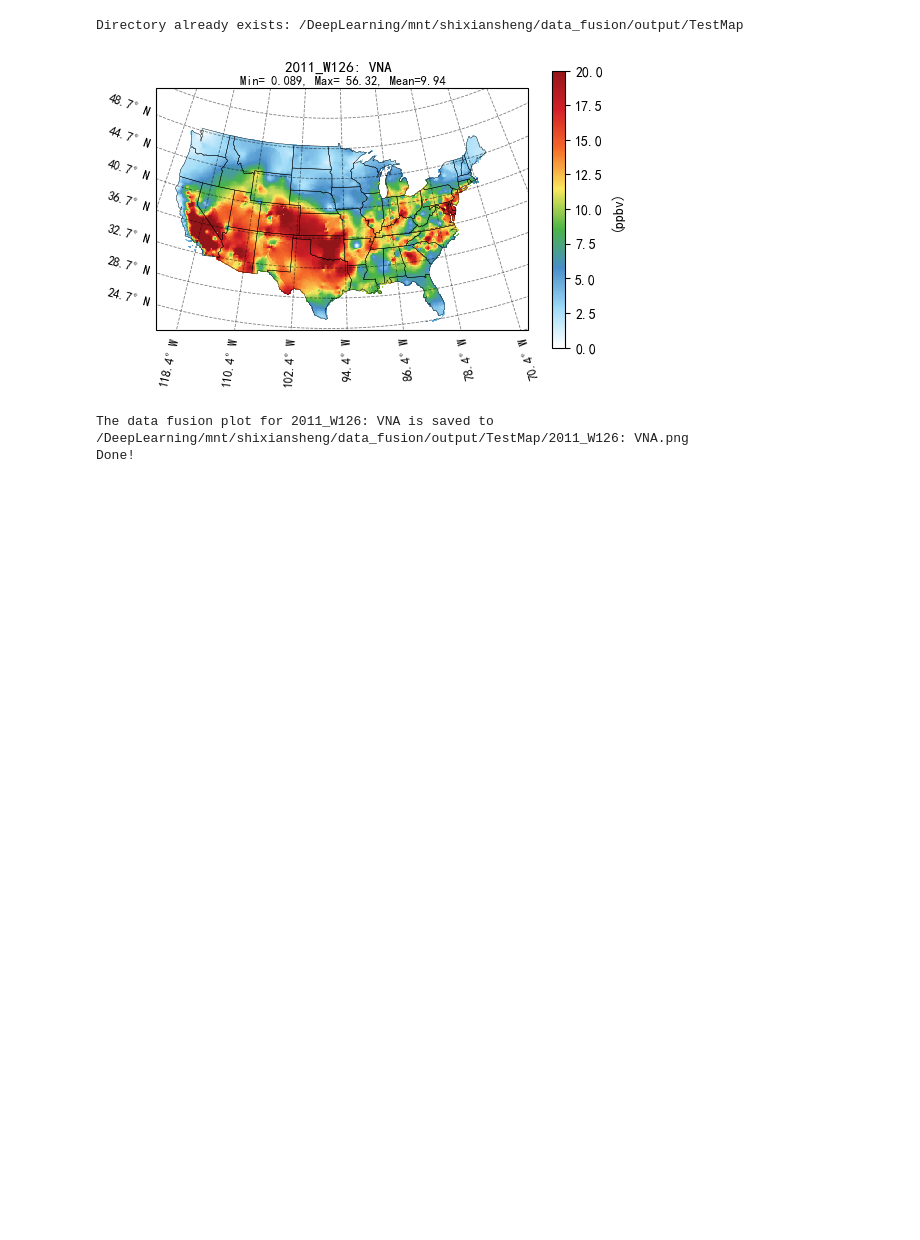
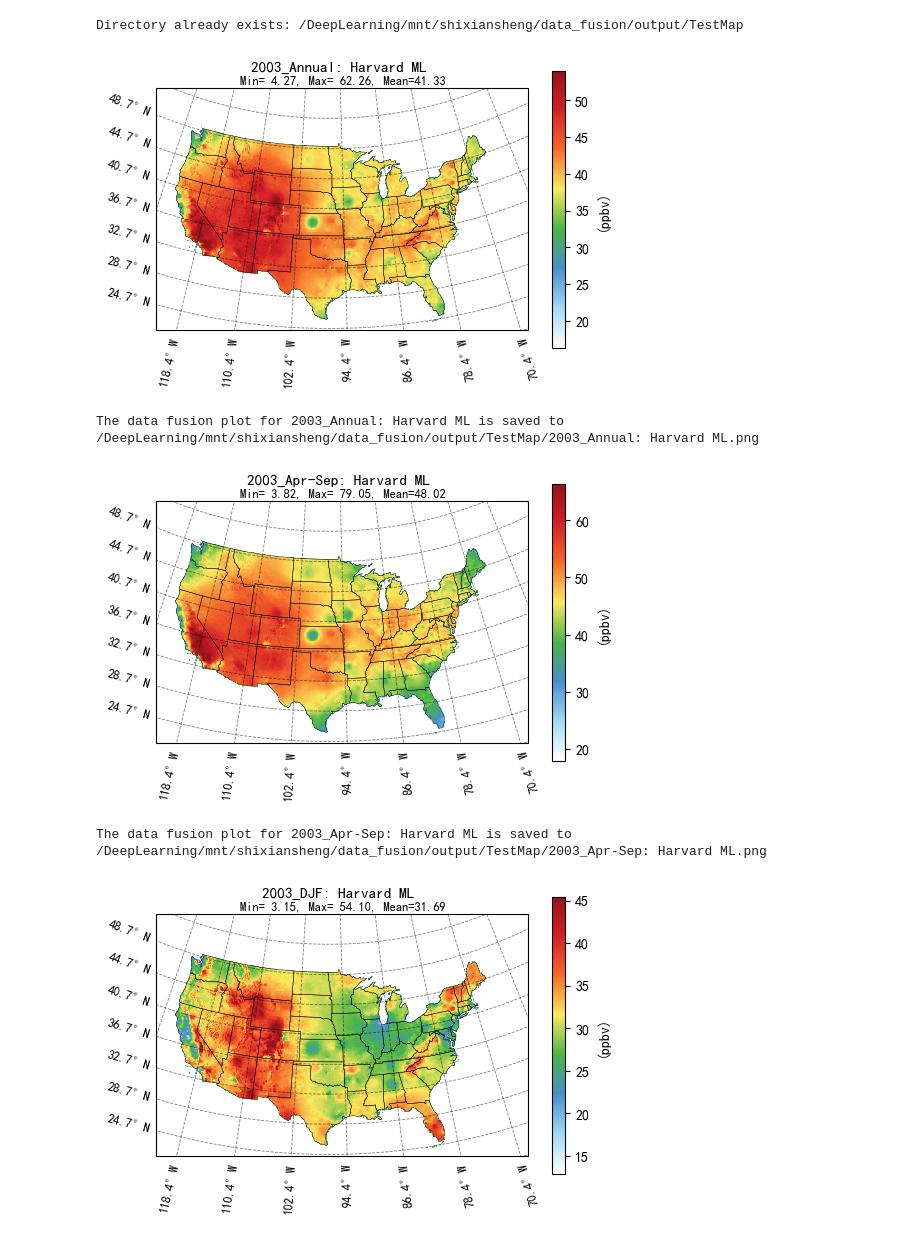
Before and after one commit to YuanTouMaoDie/O3MAT, a Jupyter notebook: Map.ipynb, the cells around one changed output. Cells and saved outputs as stored; diff of their text form; code cells hidden in the pictures; blank space fills up the shorter version.

```diff
--- a/Map.ipynb
+++ b/Map.ipynb
@@ -149,7 +149,7 @@ def plot_us_map(
 
 if __name__ == "__main__":
     model_file = r"/backupdata/data_EPA/EQUATES/EQUATES_data/HR2DAY_LST_ACONC_v532_cb6r3_ae7_aq_WR413_MYR_STAGE_2011_12US1_2011.nc"
-    file_list = ["/DeepLearning/mnt/shixiansheng/data_fusion/output/W126/2011_W126_ST_AtF_True.csv"]
+    file_list = ["/DeepLearning/mnt/shixiansheng/data_fusion/output/DailyData_WithoutCV//2003_Data_WithoutCV_Metrics.csv"]
 
     #special metrics
     # key_periods = ['W126']
@@ -161,35 +161,37 @@ if __name__ == "__main__":
         'cmap_conc': cmaps.WhiteBlueGreenYellowRed,
        'show_lonlat': False,
         'is_wrf_out_data': True,
        'show_original_grid': True,
         'panel_layout': None,
         'title_fontsize': 11,
         'xy_title_fontsize': 9,
        'show_dependenct_colorbar': True,
        'show_domain_mean': True,
        'show_grid_line': True,
-        'value_range': (0,20),
+        'value_range': (None,None),
         # 'value_range': (None,None),
     }
 
     variable_settings = {
-        'variables': ['vna_ozone'],
+        'variables': ['harvard_ml'],
         # 'variables': ['avna_ozone'],
         # 'variables': ['model'],
        'settings': common_settings
     }
 
     # #自己设置
     # variable_settings = {
     #     'variables': ['CV'],
     #    'settings': common_settings
     # }
 
     for file in file_list:
         plot_us_map(file, model_file, variable_settings=variable_settings, key_periods=key_periods)
     print("Done!")
 # %% [output]
 Directory already exists: /DeepLearning/mnt/shixiansheng/data_fusion/output/TestMap
-[figure, old version]
+[figure, new version]
-The data fusion plot for 2011_W126: VNA is saved to /DeepLearning/mnt/shixiansheng/data_fusion/output/TestMap/2011_W126: VNA.png
-Done!
+The data fusion plot for 2003_Annual: Harvard ML is saved to /DeepLearning/mnt/shixiansheng/data_fusion/output/TestMap/2003_Annual: Harvard ML.png
+[figure, added]
+The data fusion plot for 2003_Apr-Sep: Harvard ML is saved to /DeepLearning/mnt/shixiansheng/data_fusion/output/TestMap/2003_Apr-Sep: Harvard ML.png
+[figure, added]
```
Also changed, not shown: parts of 1 cell of this notebook, 24 other files.
